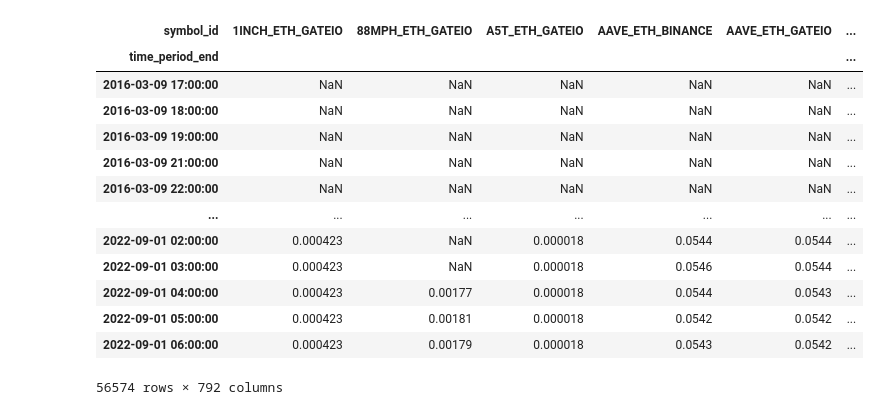
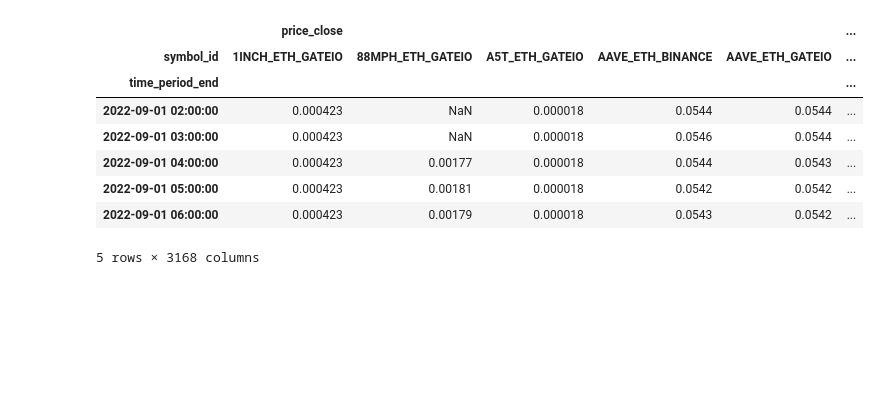
Before and after one commit to Algo-Trading-Project/trading-bot, a Jupyter notebook: src/backtest/Cointegration.ipynb, the cells around one changed output. Saved outputs shown, nothing was run; the diff lists cells and outputs as text; code cells hidden in the pictures; blank space fills up the shorter version.

Commit message:
Made PairsTradingBackTester.py stable and working

```diff
--- a/src/backtest/Cointegration.ipynb
+++ b/src/backtest/Cointegration.ipynb
@@ -15,8 +15,10 @@ Loading BokehJS ...
 # %%
 %%time
 
-df = pd.read_csv('price_data_1h.csv', index_col=None)[['time_period_end', 'price_open', 'price_high', 'price_low', 'price_close', 'asset_id_base', 'asset_id_quote', 'exchange_id']]
+df = pd.read_csv('/Users/louisspencer/Desktop/Trading-Bot/src/backtest/backtest_data/price_data_1hr.csv', index_col='time_period_end')[['price_open', 'price_high', 'price_low', 'price_close', 'asset_id_base', 'asset_id_quote', 'exchange_id']]
 df = df[df.exchange_id.isin(['COINBASE', 'BINANCE', 'GEMINI', 'KRAKEN', 'GATEIO', 'KUCOIN', 'BITFINEX'])]
 df['symbol_id'] = df.asset_id_base + '_' + df.asset_id_quote + '_' + df.exchange_id
-df = df.set_index('time_period_end')
+df.index = pd.to_datetime(df.index)
+
+df.head()
 # %% [output]
@@ -25,6 +34,6 @@ Wall time: 29 s
 # %%
 %%time
 
-pivot = df.pivot_table(index = 'time_period_end', columns = 'symbol_id', values = 'price_close')
-pivot
+pivot = df.pivot_table(index = 'time_period_end', columns = 'symbol_id', values = ['price_open', 'price_high', 'price_low', 'price_close'])
+pivot.tail()
 # %% [output]
@@ -33,17 +42,12 @@ Wall time: 5.9 s
+|  | price_close |  |  |  |  | ... |
 | symbol_id | 1INCH_ETH_GATEIO | 88MPH_ETH_GATEIO | A5T_ETH_GATEIO | AAVE_ETH_BINANCE | AAVE_ETH_GATEIO | ... |
 | time_period_end |  |  |  |  |  | ... |
-| 2016-03-09 17:00:00 | NaN | NaN | NaN | NaN | NaN | ... |
-| 2016-03-09 18:00:00 | NaN | NaN | NaN | NaN | NaN | ... |
-| 2016-03-09 19:00:00 | NaN | NaN | NaN | NaN | NaN | ... |
-| 2016-03-09 21:00:00 | NaN | NaN | NaN | NaN | NaN | ... |
-| 2016-03-09 22:00:00 | NaN | NaN | NaN | NaN | NaN | ... |
-| ... | ... | ... | ... | ... | ... | ... |
 | 2022-09-01 02:00:00 | 0.000423 | NaN | 0.000018 | 0.0544 | 0.0544 | ... |
 | 2022-09-01 03:00:00 | 0.000423 | NaN | 0.000018 | 0.0546 | 0.0544 | ... |
 | 2022-09-01 04:00:00 | 0.000423 | 0.00177 | 0.000018 | 0.0544 | 0.0543 | ... |
 | 2022-09-01 05:00:00 | 0.000423 | 0.00181 | 0.000018 | 0.0542 | 0.0542 | ... |
 | 2022-09-01 06:00:00 | 0.000423 | 0.00179 | 0.000018 | 0.0543 | 0.0542 | ... |
-56574 rows × 792 columns
+5 rows × 3168 columns
 # %%
 %%time
 
```
Also changed, not shown: parts of 17 cells of this notebook, 2 other files.
